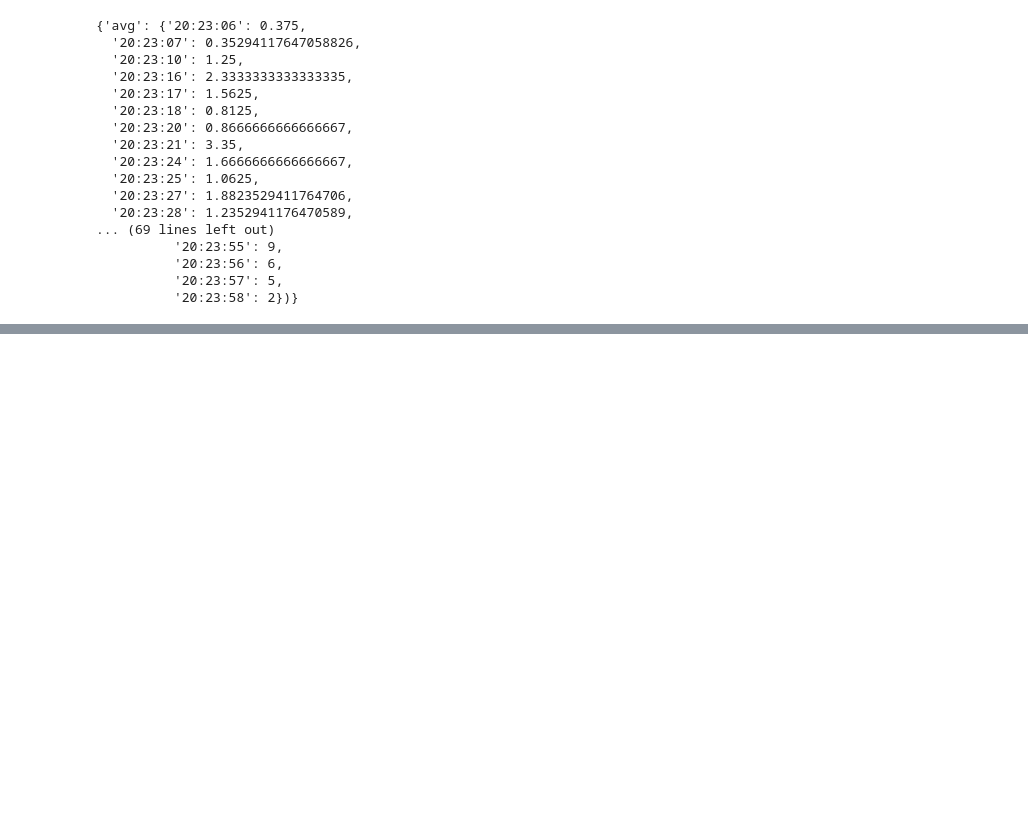
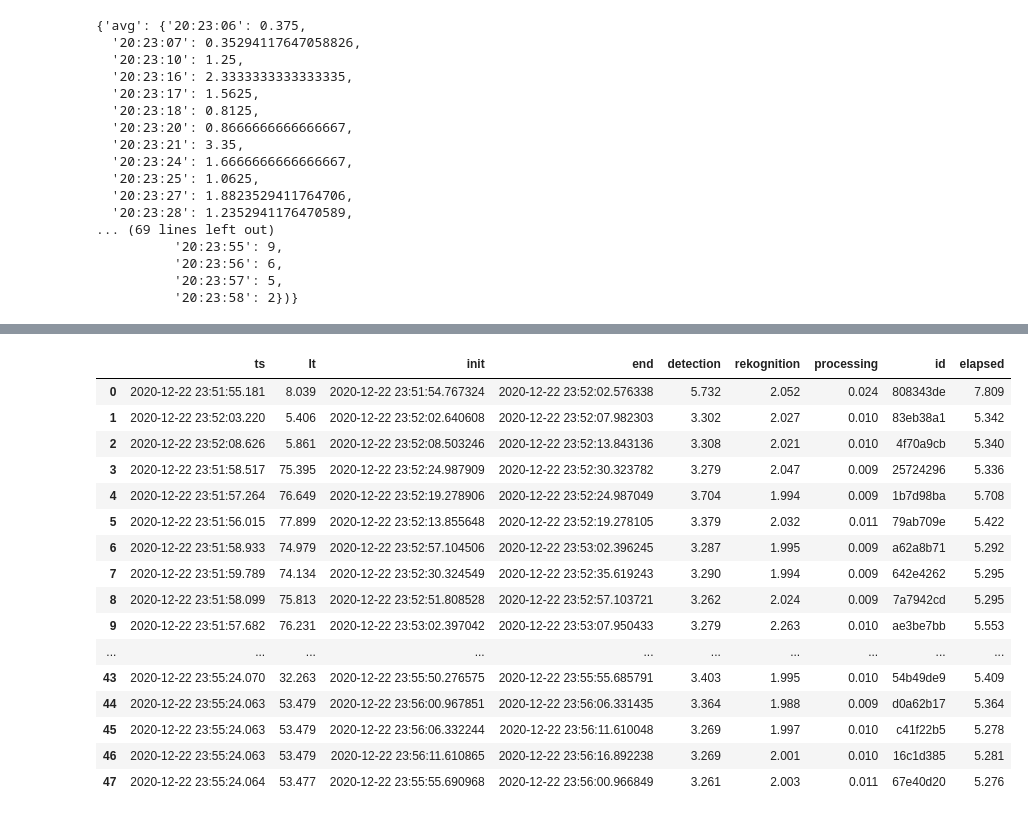
Before and after one commit to frburrue/tfm, a Jupyter notebook: Experiment.ipynb, the cells around one changed output, grey strips where cells are left out. Cells and saved outputs as stored; diff of their text form; code cells hidden in the pictures; blank space fills up the shorter version.

```diff
--- a/Experiment.ipynb
+++ b/Experiment.ipynb
@@ -92,0 +1417,16 @@ data_parsed
+# %%
+requests = []
+for item in xmltodict.parse(s_2)['testResults']['httpSample']:
+    if item['@rm'] == 'OK':
+        data = json.loads(item['responseData']['#text'].replace('true', '\"True\"').replace('\n', ''))
+        requests.append({
+            'ts': datetime.fromtimestamp(int(item['@ts'])/1000),
+            'lt': float(float(item['@lt'])/1000.0),
+            'init': datetime.strptime(data['init'], '%Y-%m-%d %H:%M:%S.%f'),
+            'end': datetime.strptime(data['end'], '%Y-%m-%d %H:%M:%S.%f'),
+            'detection': data['response']['response_detection']['elapsed'],
+            'rekognition': data['response']['response_rekognition']['elapsed'],
+            'processing': data['response']['response_processing']['elapsed'],
+            'id': data['response']['id'].split('-')[0],
+            'elapsed': data['elapsed']
+        })
@@ -92,0 +1475,21 @@ data_parsed
+# %%
+data = pd.DataFrame(requests)
+data
+# %% [output]
+|  | ts | lt | init | end | detection | rekognition | processing | id | elapsed |
+| 0 | 2020-12-22 23:51:55.181 | 8.039 | 2020-12-22 23:51:54.767324 | 2020-12-22 23:52:02.576338 | 5.732 | 2.052 | 0.024 | 808343de | 7.809 |
+| 1 | 2020-12-22 23:52:03.220 | 5.406 | 2020-12-22 23:52:02.640608 | 2020-12-22 23:52:07.982303 | 3.302 | 2.027 | 0.010 | 83eb38a1 | 5.342 |
+| 2 | 2020-12-22 23:52:08.626 | 5.861 | 2020-12-22 23:52:08.503246 | 2020-12-22 23:52:13.843136 | 3.308 | 2.021 | 0.010 | 4f70a9cb | 5.340 |
+| 3 | 2020-12-22 23:51:58.517 | 75.395 | 2020-12-22 23:52:24.987909 | 2020-12-22 23:52:30.323782 | 3.279 | 2.047 | 0.009 | 25724296 | 5.336 |
+| 4 | 2020-12-22 23:51:57.264 | 76.649 | 2020-12-22 23:52:19.278906 | 2020-12-22 23:52:24.987049 | 3.704 | 1.994 | 0.009 | 1b7d98ba | 5.708 |
+| 5 | 2020-12-22 23:51:56.015 | 77.899 | 2020-12-22 23:52:13.855648 | 2020-12-22 23:52:19.278105 | 3.379 | 2.032 | 0.011 | 79ab709e | 5.422 |
+| 6 | 2020-12-22 23:51:58.933 | 74.979 | 2020-12-22 23:52:57.104506 | 2020-12-22 23:53:02.396245 | 3.287 | 1.995 | 0.009 | a62a8b71 | 5.292 |
+| 7 | 2020-12-22 23:51:59.789 | 74.134 | 2020-12-22 23:52:30.324549 | 2020-12-22 23:52:35.619243 | 3.290 | 1.994 | 0.009 | 642e4262 | 5.295 |
+| 8 | 2020-12-22 23:51:58.099 | 75.813 | 2020-12-22 23:52:51.808528 | 2020-12-22 23:52:57.103721 | 3.262 | 2.024 | 0.009 | 7a7942cd | 5.295 |
+| 9 | 2020-12-22 23:51:57.682 | 76.231 | 2020-12-22 23:53:02.397042 | 2020-12-22 23:53:07.950433 | 3.279 | 2.263 | 0.010 | ae3be7bb | 5.553 |
+| ... | ... | ... | ... | ... | ... | ... | ... | ... | ... |
+| 43 | 2020-12-22 23:55:24.070 | 32.263 | 2020-12-22 23:55:50.276575 | 2020-12-22 23:55:55.685791 | 3.403 | 1.995 | 0.010 | 54b49de9 | 5.409 |
+| 44 | 2020-12-22 23:55:24.063 | 53.479 | 2020-12-22 23:56:00.967851 | 2020-12-22 23:56:06.331435 | 3.364 | 1.988 | 0.009 | d0a62b17 | 5.364 |
+| 45 | 2020-12-22 23:55:24.063 | 53.479 | 2020-12-22 23:56:06.332244 | 2020-12-22 23:56:11.610048 | 3.269 | 1.997 | 0.010 | c41f22b5 | 5.278 |
+| 46 | 2020-12-22 23:55:24.063 | 53.479 | 2020-12-22 23:56:11.610865 | 2020-12-22 23:56:16.892238 | 3.269 | 2.001 | 0.010 | 16c1d385 | 5.281 |
+| 47 | 2020-12-22 23:55:24.064 | 53.477 | 2020-12-22 23:55:55.690968 | 2020-12-22 23:56:00.966849 | 3.261 | 2.003 | 0.011 | 67e40d20 | 5.276 |
```
Also changed, not shown: parts of 20 cells of this notebook, 6 other files.
